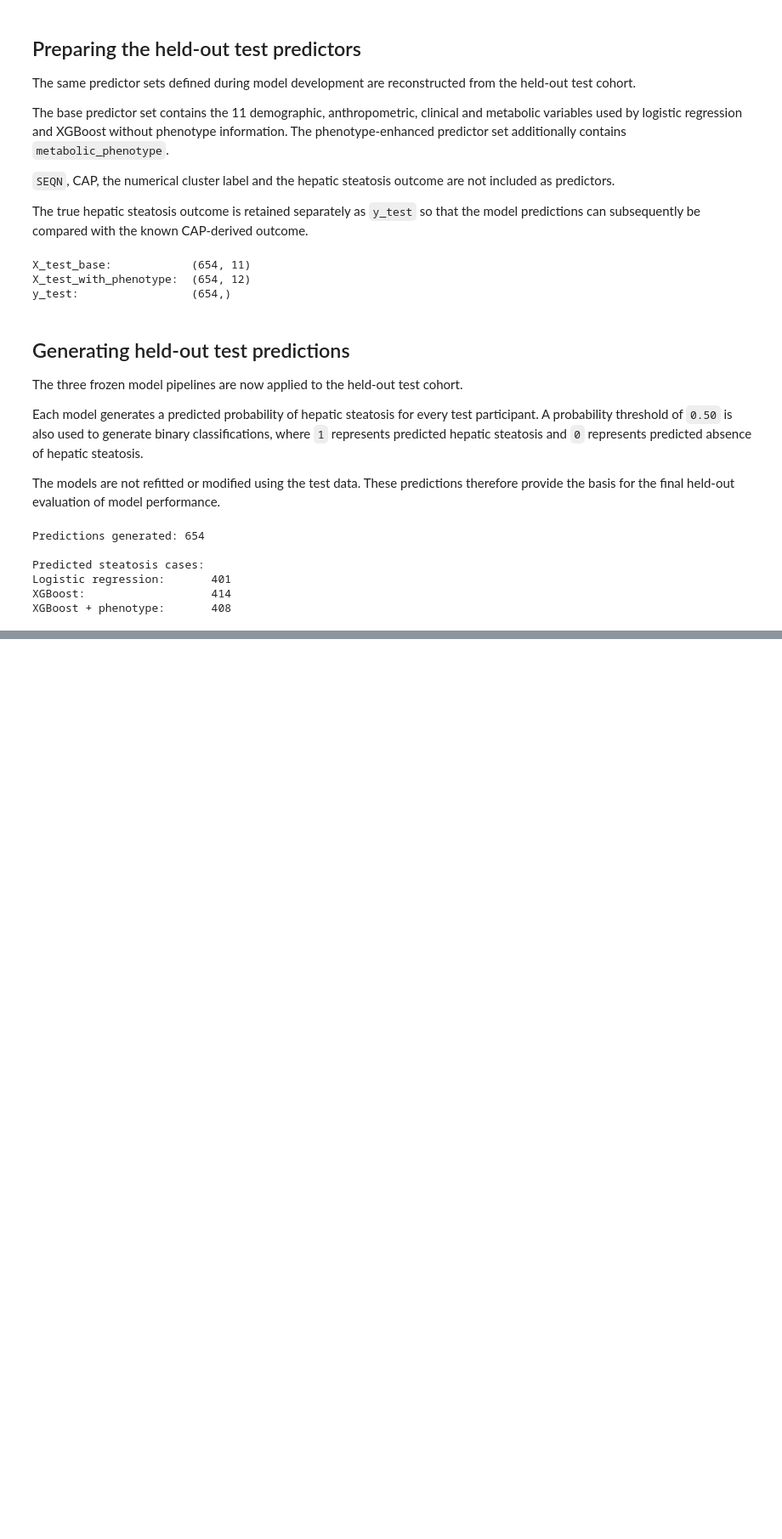
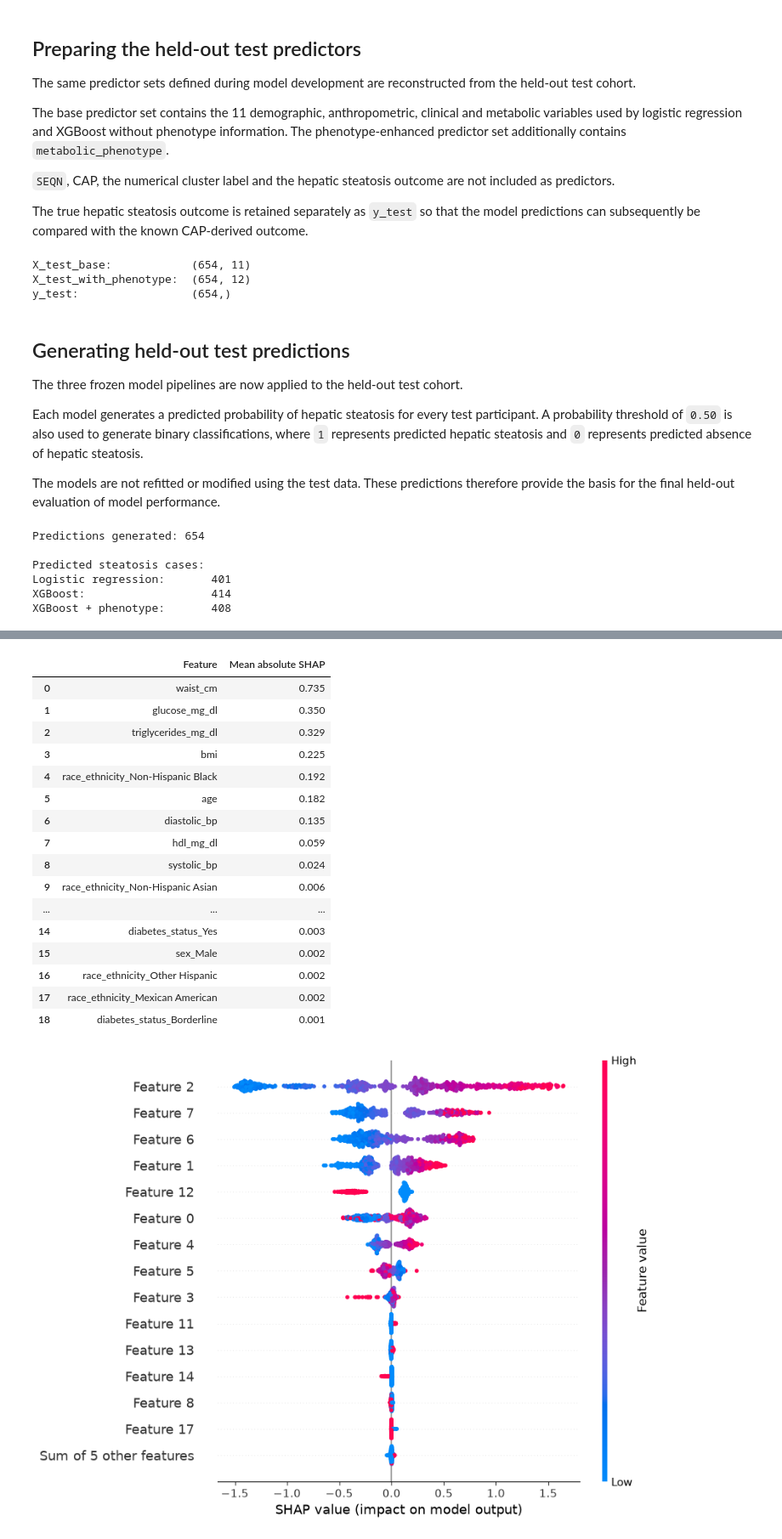
Before and after one commit to AryanSaraf/nhanes-steatosis, a Jupyter notebook: notebooks/04-evaluation-interpretation.ipynb, the cells around one changed output, grey strips where cells are left out. Shown at 85% size. Drawn from its saved outputs; the diff is of its cells as text; code cells hidden in the pictures; blank space fills up the shorter version.

```diff
--- a/notebooks/04-evaluation-interpretation.ipynb
+++ b/notebooks/04-evaluation-interpretation.ipynb
@@ -175,0 +655,26 @@ XGBoost + phenotype:       408
+# %%
+import shap
+
+# Extract the fitted preprocessor and classifier
+xgb_preprocessor = xgb_base_model.named_steps["preprocessor"]
+xgb_classifier = xgb_base_model.named_steps["classifier"]
+
+# Apply the already-fitted preprocessing to the test predictors
+X_test_transformed = xgb_preprocessor.transform(X_test_base)
+
+# Get the transformed feature names
+feature_names = xgb_preprocessor.get_feature_names_out()
+
+# Remove preprocessing prefixes for readability
+feature_names = [
+    name.replace("numeric__", "").replace("categorical__", "")
+    for name in feature_names
+]
+
+# Explain the fitted XGBoost classifier
+explainer = shap.TreeExplainer(xgb_classifier)
+
+shap_values = explainer(X_test_transformed)
+
+print(f"Participants explained: {shap_values.values.shape[0]:,}")
+print(f"Transformed predictors: {shap_values.values.shape[1]}")
@@ -175,0 +692,38 @@ XGBoost + phenotype:       408
+# %%
+# Mean absolute SHAP importance
+shap_importance = pd.DataFrame({
+    "Feature": feature_names,
+    "Mean absolute SHAP": np.abs(shap_values.values).mean(axis=0),
+}).sort_values(
+    "Mean absolute SHAP",
+    ascending=False,
+)
+
+display(
+    shap_importance.reset_index(drop=True).round(3)
+)
+
+# Global SHAP beeswarm plot
+shap.plots.beeswarm(
+    shap_values,
+    max_display=15,
+)
+# %% [output]
+|  | Feature | Mean absolute SHAP |
+| 0 | waist_cm | 0.735 |
+| 1 | glucose_mg_dl | 0.350 |
+| 2 | triglycerides_mg_dl | 0.329 |
+| 3 | bmi | 0.225 |
+| 4 | race_ethnicity_Non-Hispanic Black | 0.192 |
+| 5 | age | 0.182 |
+| 6 | diastolic_bp | 0.135 |
+| 7 | hdl_mg_dl | 0.059 |
+| 8 | systolic_bp | 0.024 |
+| 9 | race_ethnicity_Non-Hispanic Asian | 0.006 |
+| ... | ... | ... |
+| 14 | diabetes_status_Yes | 0.003 |
+| 15 | sex_Male | 0.002 |
+| 16 | race_ethnicity_Other Hispanic | 0.002 |
+| 17 | race_ethnicity_Mexican American | 0.002 |
+| 18 | diabetes_status_Borderline | 0.001 |
+[figure, added]
```
Also changed, not shown: parts of 22 cells of this notebook.
